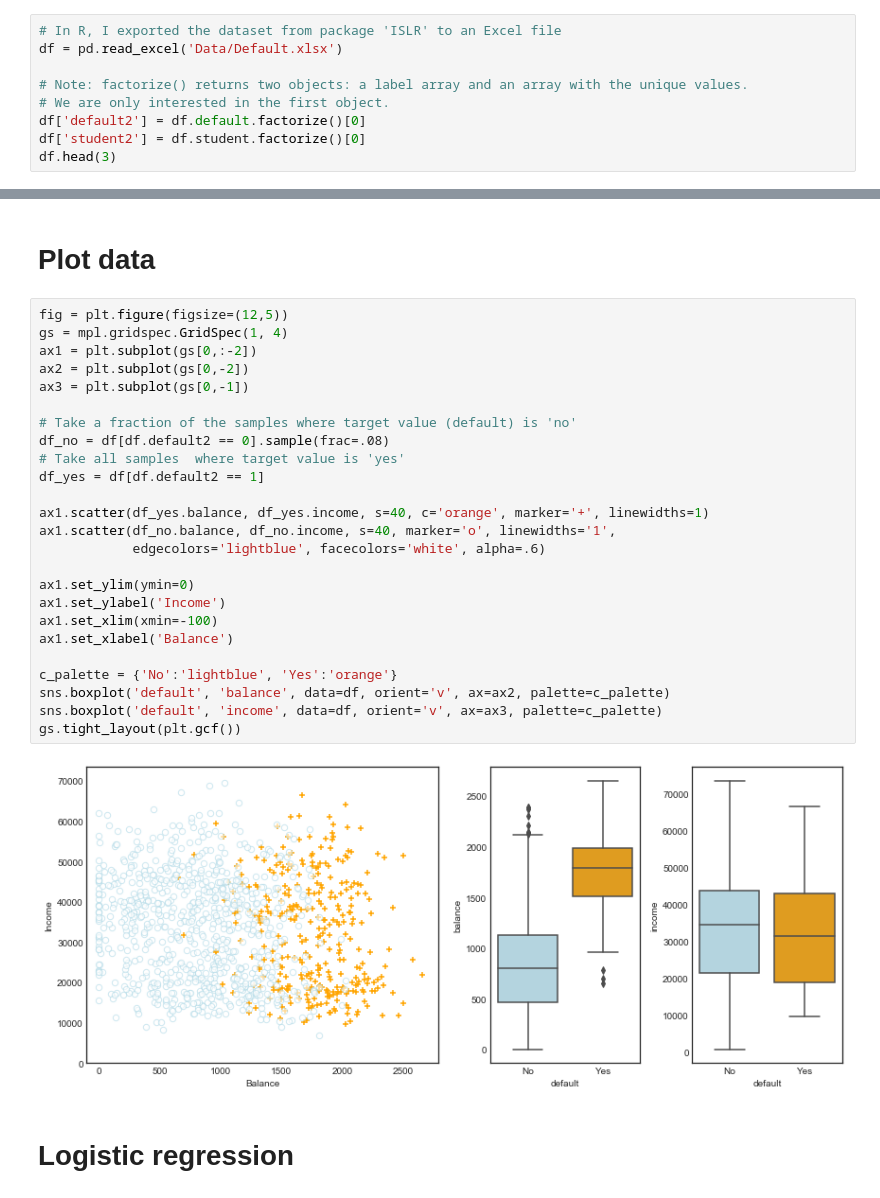
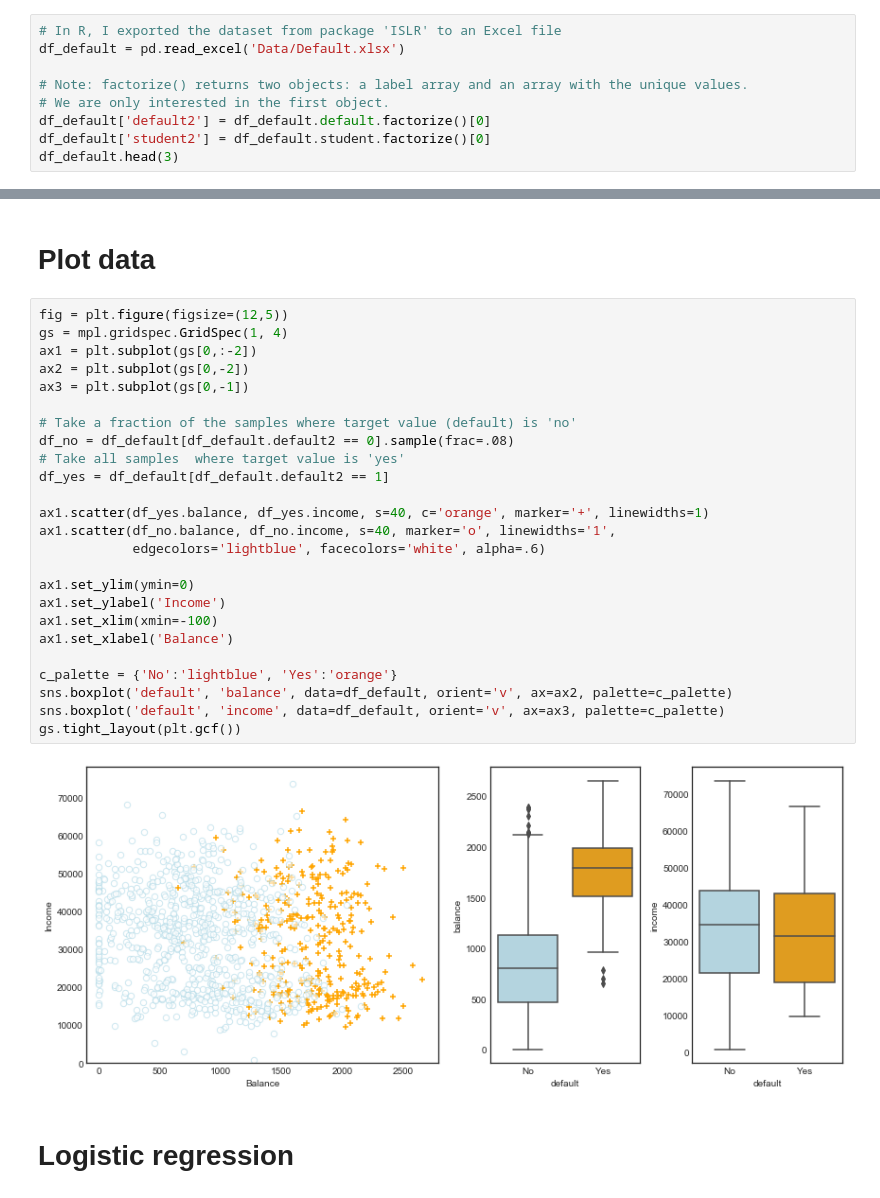
Before and after one commit to pedvide/ISLR_Python, a Jupyter notebook: Chapter4_classification.ipynb, the cells around one changed output, grey strips where cells are left out. Saved outputs shown, nothing was run; the diff lists cells and outputs as text.

```diff
--- a/Chapter4_classification.ipynb
+++ b/Chapter4_classification.ipynb
@@ -22,13 +21,13 @@ plt.style.use('seaborn-white')
 # Load data
 # %%
 # In R, I exported the dataset from package 'ISLR' to an Excel file
-df = pd.read_excel('Data/Default.xlsx')
+df_default = pd.read_excel('Data/Default.xlsx')
 
 # Note: factorize() returns two objects: a label array and an array with the unique values.
 # We are only interested in the first object.
-df['default2'] = df.default.factorize()[0]
-df['student2'] = df.student.factorize()[0]
-df.head(3)
+df_default['default2'] = df_default.default.factorize()[0]
+df_default['student2'] = df_default.student.factorize()[0]
+df_default.head(3)
 # %% [output]
 |  | default | student | balance | income | default2 | student2 |
 | 1 | No | No | 729.526495 | 44361.625074 | 0 | 0 |
@@ -39,30 +38,30 @@ df.head(3)
 # %%
 fig = plt.figure(figsize=(12,5))
 gs = mpl.gridspec.GridSpec(1, 4)
 ax1 = plt.subplot(gs[0,:-2])
 ax2 = plt.subplot(gs[0,-2])
 ax3 = plt.subplot(gs[0,-1])
 
 # Take a fraction of the samples where target value (default) is 'no'
-df_no = df[df.default2 == 0].sample(frac=.08)
+df_no = df_default[df_default.default2 == 0].sample(frac=.08)
 # Take all samples  where target value is 'yes'
-df_yes = df[df.default2 == 1]
+df_yes = df_default[df_default.default2 == 1]
 
 ax1.scatter(df_yes.balance, df_yes.income, s=40, c='orange', marker='+', linewidths=1)
 ax1.scatter(df_no.balance, df_no.income, s=40, marker='o', linewidths='1',
             edgecolors='lightblue', facecolors='white', alpha=.6)
 
 ax1.set_ylim(ymin=0)
 ax1.set_ylabel('Income')
 ax1.set_xlim(xmin=-100)
 ax1.set_xlabel('Balance')
 
 c_palette = {'No':'lightblue', 'Yes':'orange'}
-sns.boxplot('default', 'balance', data=df, orient='v', ax=ax2, palette=c_palette)
-sns.boxplot('default', 'income', data=df, orient='v', ax=ax3, palette=c_palette)
+sns.boxplot('default', 'balance', data=df_default, orient='v', ax=ax2, palette=c_palette)
+sns.boxplot('default', 'income', data=df_default, orient='v', ax=ax3, palette=c_palette)
 gs.tight_layout(plt.gcf())
 # %% [output]
-[figure, old version]
+[figure, new version]
 # %% [markdown]
 # Logistic regression
 # %% [markdown]
```
Also changed, not shown: parts of 22 cells of this notebook.
